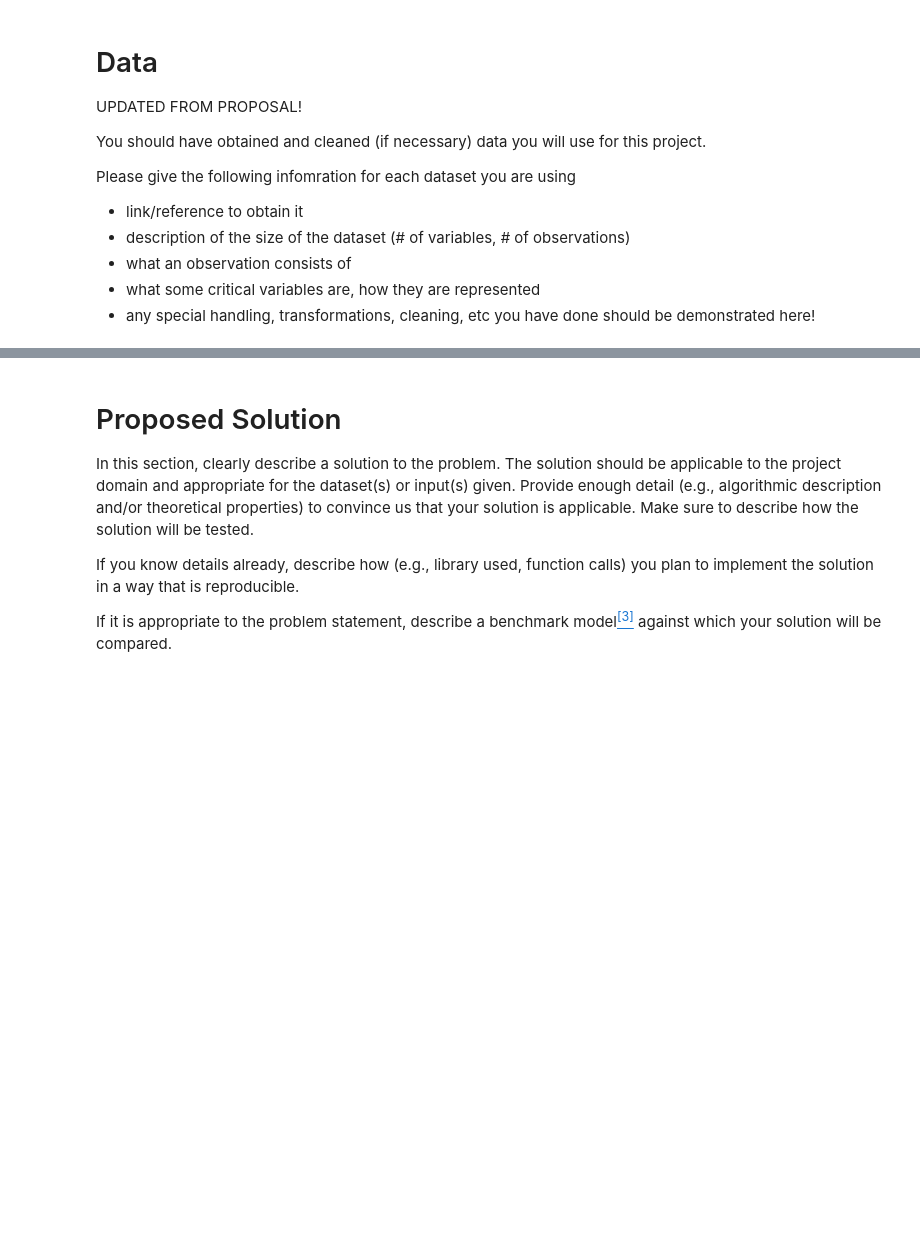
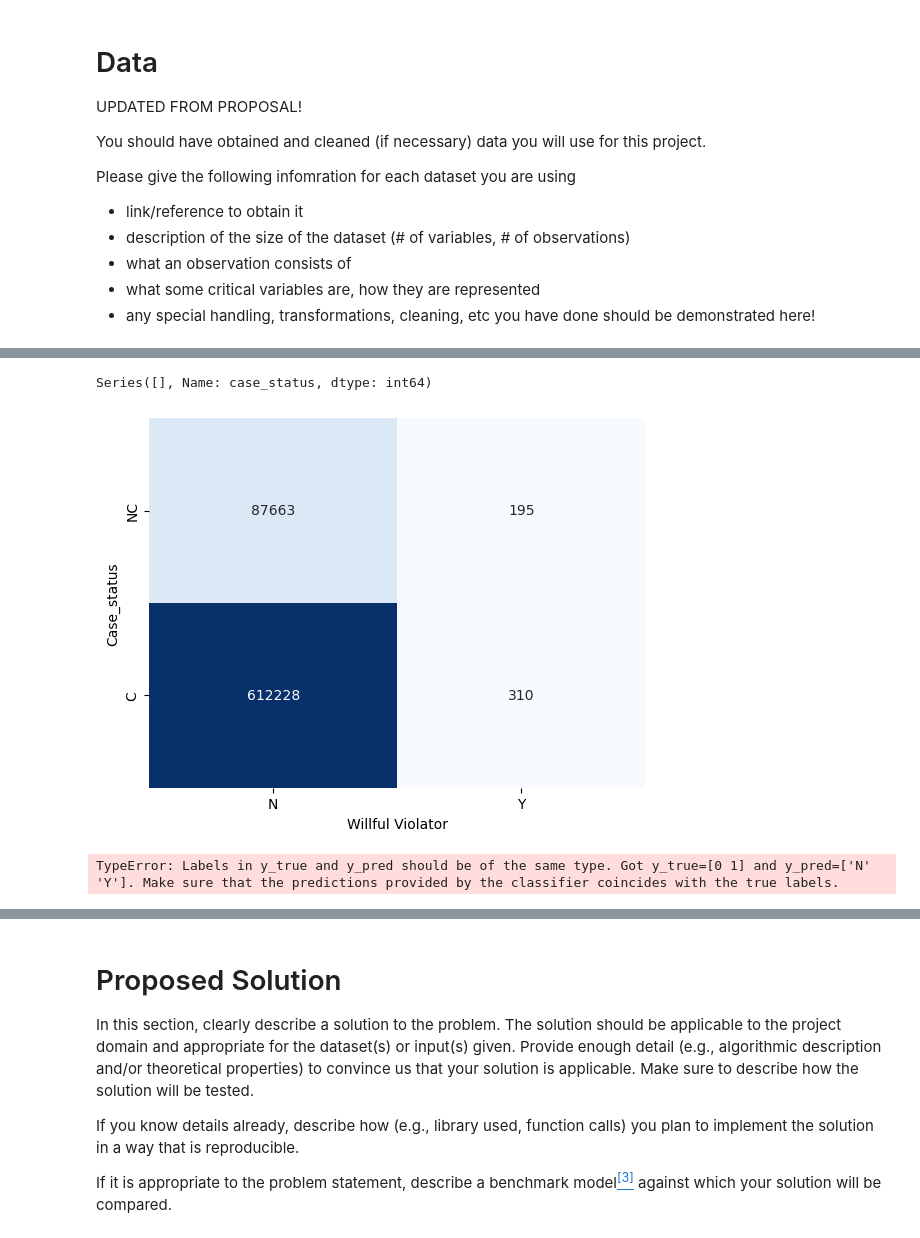
Before and after one commit to COGS118A/Group031-Wi23, a Jupyter notebook: CheckpointGroup031-Wi23.ipynb, the cells around one changed output, grey strips where cells are left out. Saved outputs shown, nothing was run; the diff lists cells and outputs as text; code cells hidden in the pictures; blank space fills up the shorter version.

```diff
--- a/CheckpointGroup031-Wi23.ipynb
+++ b/CheckpointGroup031-Wi23.ipynb
@@ -116,0 +286,34 @@ data_clean['soc_field'].unique()
+# %%
+data_clean.case_status.value_counts()
+# %% [output]
+Series([], Name: case_status, dtype: int64)
+# %%
+from sklearn.metrics import confusion_matrix
+import seaborn as sns
+# Create confusion  matrix
+a = data_clean['case_status']
+b = data_clean['emp_willful_violator']
+conf_matrix = confusion_matrix(a,b)
+
+sns.heatmap(conf_matrix, annot=True, cmap="Blues", fmt="d", cbar=False,
+            xticklabels=["N", "Y"], yticklabels=["NC", "C"])
+plt.xlabel("Willful Violator")
+plt.ylabel("Case_status")
+plt.show()
+# %% [output]
+[figure, added]
+# %%
+from sklearn.metrics import confusion_matrix
+import seaborn as sns
+# Create confusion  matrix
+a = data_clean['case_status']
+b = data_clean['emp_h1b_dependent']
+conf_matrix = confusion_matrix(a,b)
+
+sns.heatmap(conf_matrix, annot=True, cmap="Blues", fmt="d", cbar=False,
+            xticklabels=["N", "Y"], yticklabels=["0", "1"])
+plt.xlabel("h1b_dependent")
+plt.ylabel("Case_status")
+plt.show()
+# %% [output]
+TypeError: Labels in y_true and y_pred should be of the same type. Got y_true=[0 1] and y_pred=['N' 'Y']. Make sure that the predictions provided by the classifier coincides with the true labels.
```
Also changed, not shown: parts of 19 cells of this notebook.
